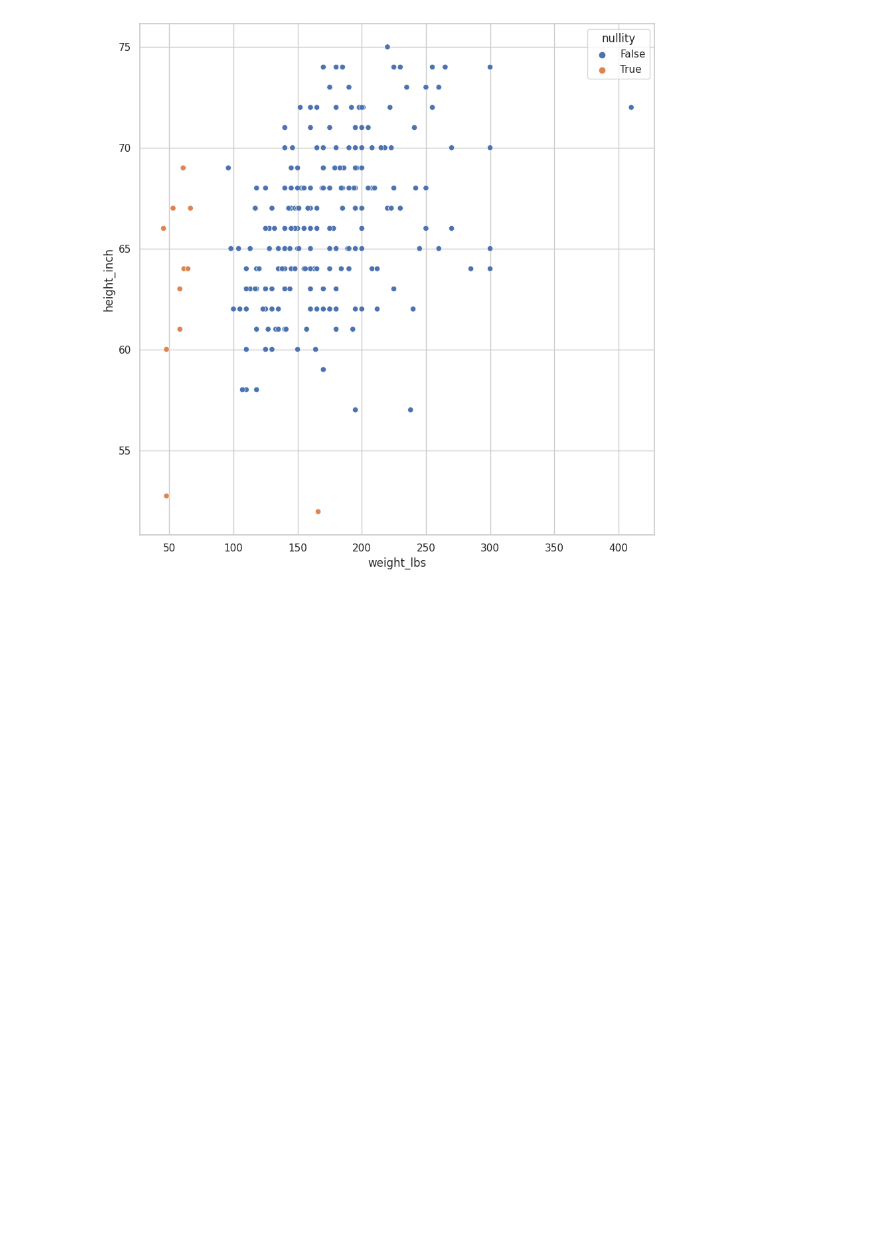
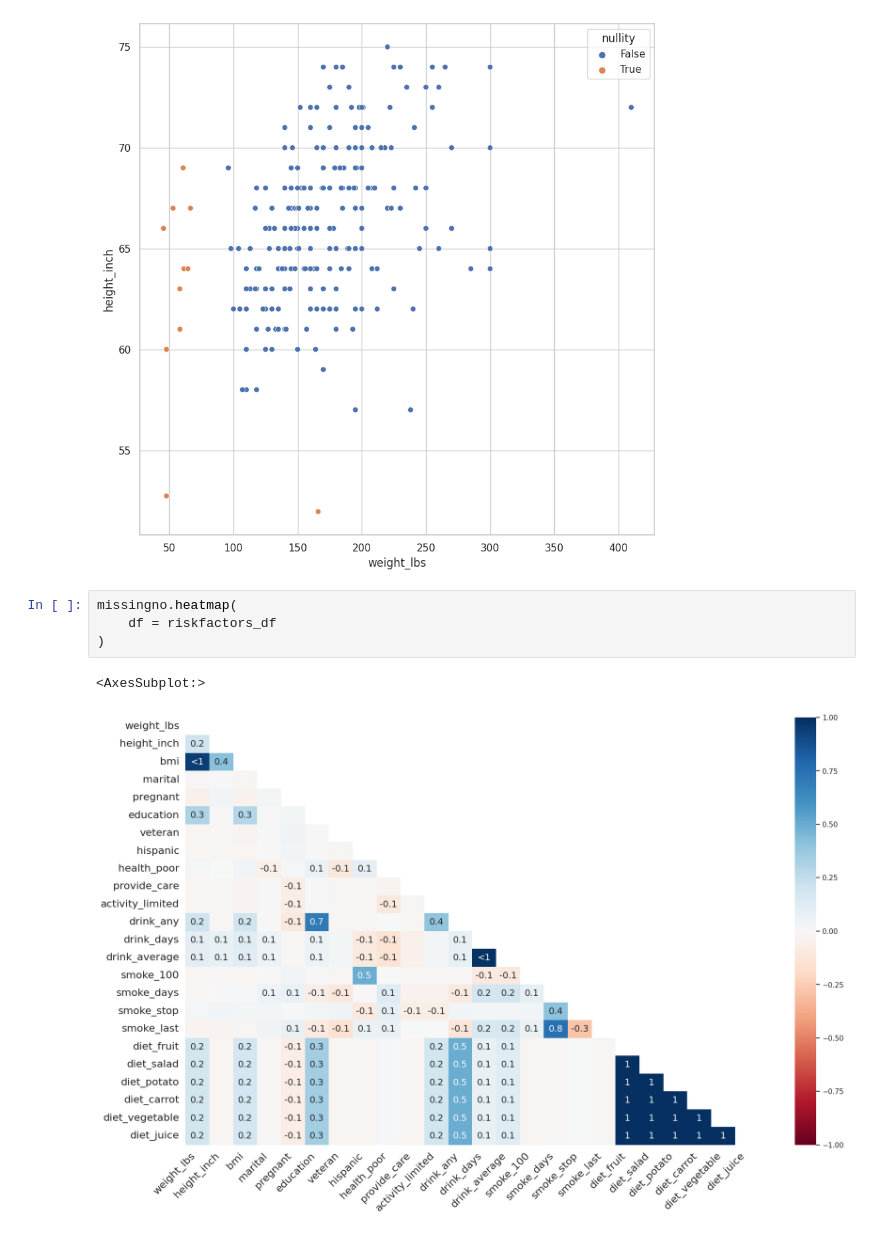
Before and after one commit to Monkey8596/Missing_data_handling-, a Jupyter notebook: notebooks/01_Exploration_Missing_values.ipynb, the cells around one changed output. Drawn from its saved outputs; the diff is of its cells as text; blank space fills up the shorter version.

```diff
--- a/notebooks/01_Exploration_Missing_values.ipynb
+++ b/notebooks/01_Exploration_Missing_values.ipynb
@@ -800,3 +800,10 @@ plt.figure(figsize=(10, 10))
 # %% [output]
 <AxesSubplot:xlabel='weight_lbs', ylabel='height_inch'>
 [figure]
+# %%
+missingno.heatmap(
+    df = riskfactors_df
+)
+# %% [output]
+<AxesSubplot:>
+[figure, added]
```
Also changed, not shown: parts of 1 cell of this notebook.
